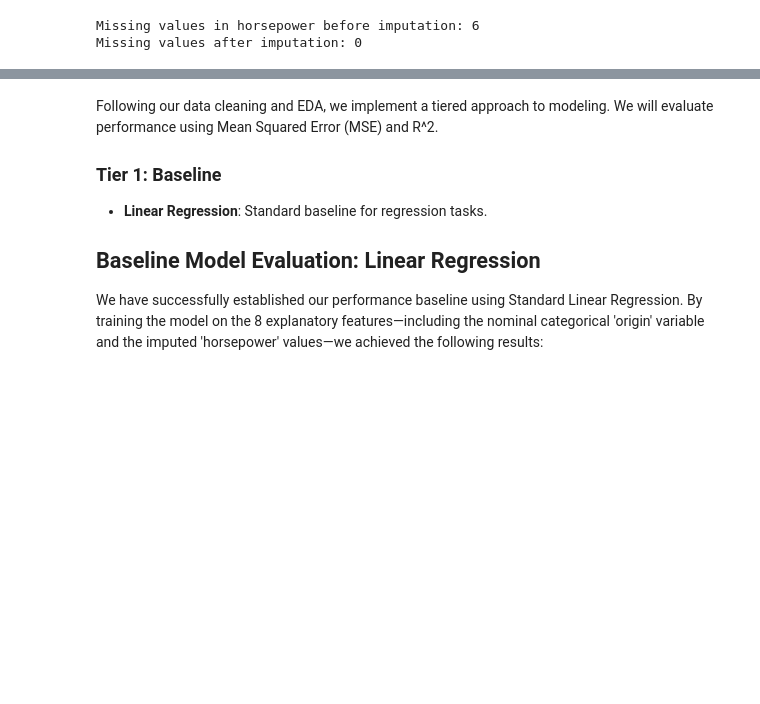
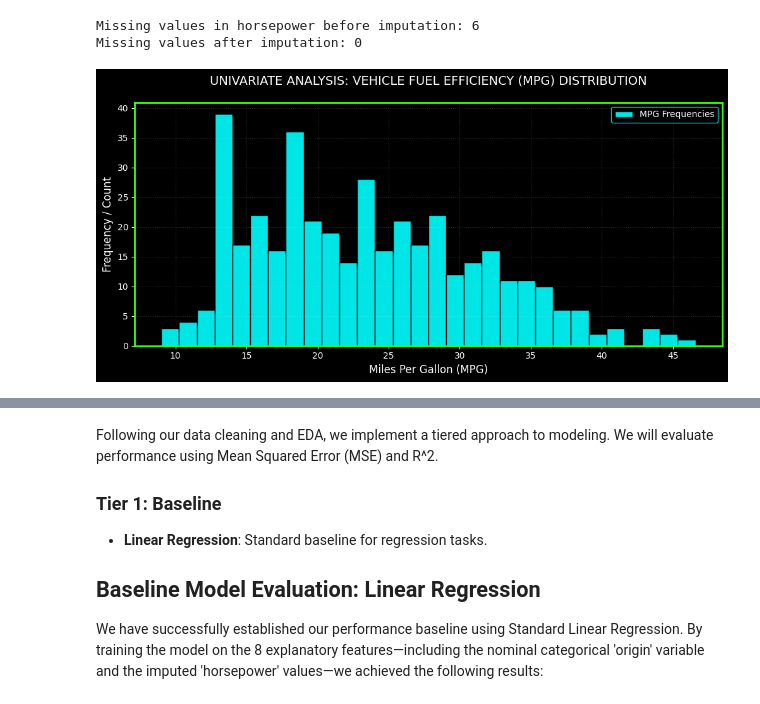
Before and after one commit to panosgv/auto-mpg-regression-analysis, a Jupyter notebook: notebooks/02_Main_Analysis.ipynb, the cells around one changed output, grey strips where cells are left out. Drawn from its saved outputs; the diff is of its cells as text; code cells hidden in the pictures; blank space fills up the shorter version.

```diff
--- a/notebooks/02_Main_Analysis.ipynb
+++ b/notebooks/02_Main_Analysis.ipynb
@@ -76,3 +111,26 @@ print(f"Missing values after imputation: {df['horsepower'].isnull().sum()}")
 # %% [output]
 Missing values in horsepower before imputation: 6
 Missing values after imputation: 0
+# %%
+plt.figure(figsize=(12, 5), facecolor='black')
+ax = plt.gca()
+ax.set_facecolor('black')
+
+# Plot the distribution
+sns.histplot(df['mpg'], color='#00FFFF', bins=30, alpha=0.9, edgecolor='black', ax=ax, label='MPG Frequencies')
+
+# AXIS STYLING
+plt.title("UNIVARIATE ANALYSIS: VEHICLE FUEL EFFICIENCY (MPG) DISTRIBUTION", color='white', fontsize=14, pad=20)
+plt.xlabel("Miles Per Gallon (MPG)", color='white', fontsize=12)
+plt.ylabel("Frequency / Count", color='white', fontsize=12)
+ax.tick_params(axis='both', colors='white', labelsize=10)
+
+for spine in ax.spines.values():
+    spine.set_color('#39FF14') # Neon Green frame
+    spine.set_linewidth(2)
+
+plt.legend(facecolor='black', labelcolor='white', edgecolor='#00FFFF')
+plt.grid(True, linestyle=':', alpha=0.2, color='white')
+plt.show()
+# %% [output]
+[figure, added]
```
Also changed, not shown: parts of 4 cells of this notebook.
